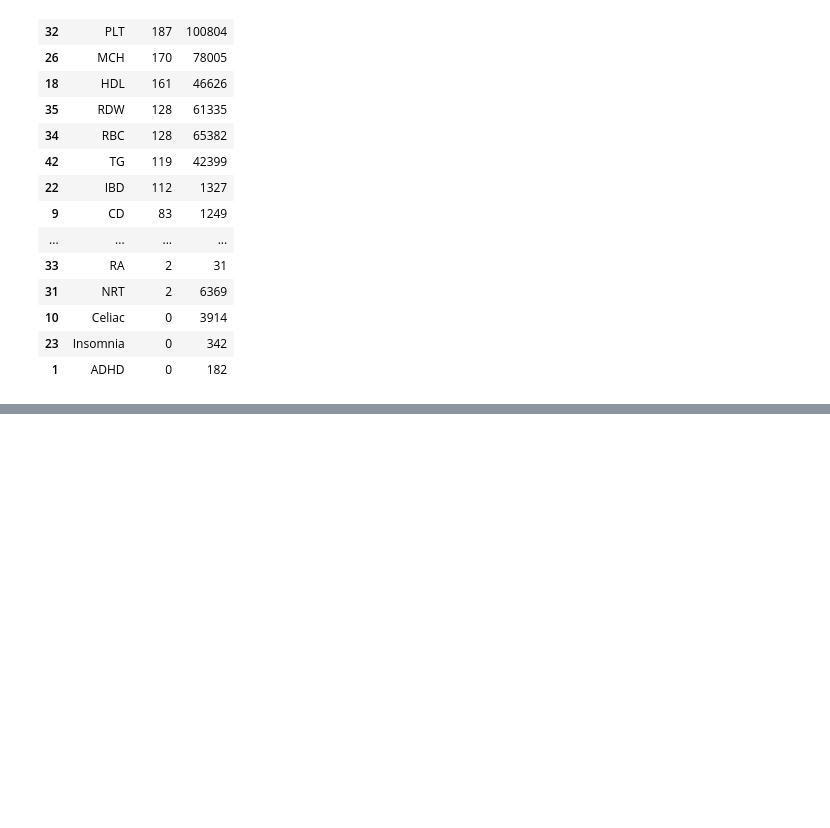
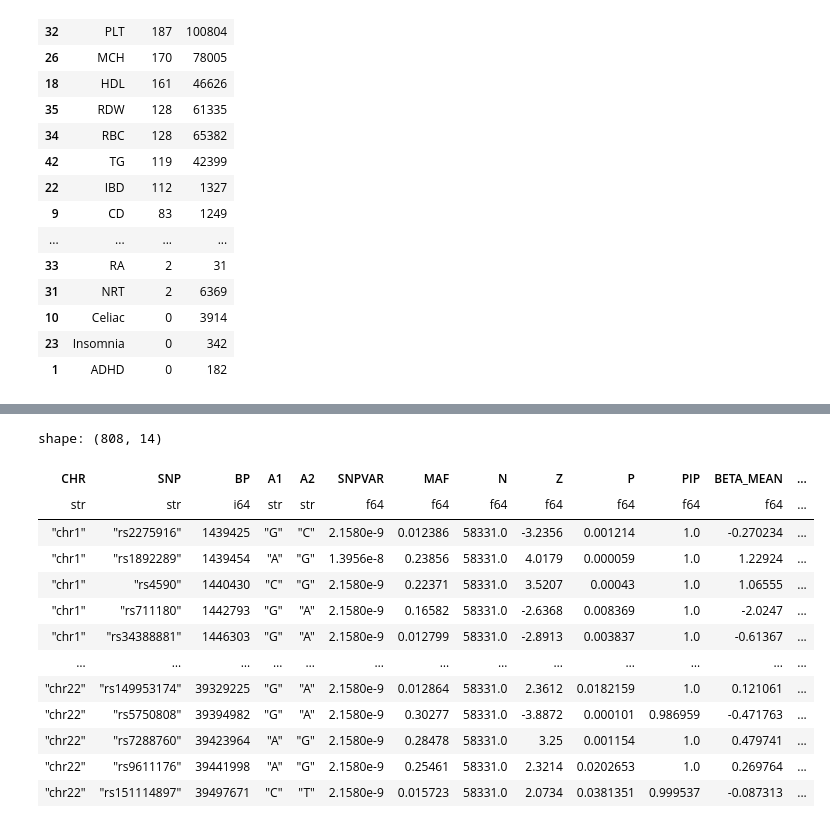
Before and after one commit to minjaf/TraitGym, a Jupyter notebook: workflow/notebooks/gwas_gokcen.ipynb, the cells around one changed output, grey strips where cells are left out. Saved outputs shown, nothing was run; the diff lists cells and outputs as text; code cells hidden in the pictures; blank space fills up the shorter version.

```diff
--- a/workflow/notebooks/gwas_gokcen.ipynb
+++ b/workflow/notebooks/gwas_gokcen.ipynb
@@ -99,0 +153,17 @@ res
+# %%
+df.filter(pl.col("P") < 0.05)
+# %% [output]
+shape: (808, 14)
+| CHR | SNP | BP | A1 | A2 | SNPVAR | MAF | N | Z | P | PIP | BETA_MEAN | ... |
+| str | str | i64 | str | str | f64 | f64 | f64 | f64 | f64 | f64 | f64 | ... |
+| "chr1" | "rs2275916" | 1439425 | "G" | "C" | 2.1580e-9 | 0.012386 | 58331.0 | -3.2356 | 0.001214 | 1.0 | -0.270234 | ... |
+| "chr1" | "rs1892289" | 1439454 | "A" | "G" | 1.3956e-8 | 0.23856 | 58331.0 | 4.0179 | 0.000059 | 1.0 | 1.22924 | ... |
+| "chr1" | "rs4590" | 1440430 | "C" | "G" | 2.1580e-9 | 0.22371 | 58331.0 | 3.5207 | 0.00043 | 1.0 | 1.06555 | ... |
+| "chr1" | "rs711180" | 1442793 | "G" | "A" | 2.1580e-9 | 0.16582 | 58331.0 | -2.6368 | 0.008369 | 1.0 | -2.0247 | ... |
+| "chr1" | "rs34388881" | 1446303 | "G" | "A" | 2.1580e-9 | 0.012799 | 58331.0 | -2.8913 | 0.003837 | 1.0 | -0.61367 | ... |
+| … | … | … | … | … | … | … | … | … | … | … | … | ... |
+| "chr22" | "rs149953174" | 39329225 | "G" | "A" | 2.1580e-9 | 0.012864 | 58331.0 | 2.3612 | 0.0182159 | 1.0 | 0.121061 | ... |
+| "chr22" | "rs5750808" | 39394982 | "G" | "A" | 2.1580e-9 | 0.30277 | 58331.0 | -3.8872 | 0.000101 | 0.986959 | -0.471763 | ... |
+| "chr22" | "rs7288760" | 39423964 | "A" | "G" | 2.1580e-9 | 0.28478 | 58331.0 | 3.25 | 0.001154 | 1.0 | 0.479741 | ... |
+| "chr22" | "rs9611176" | 39441998 | "A" | "G" | 2.1580e-9 | 0.25461 | 58331.0 | 2.3214 | 0.0202653 | 1.0 | 0.269764 | ... |
+| "chr22" | "rs151114897" | 39497671 | "C" | "T" | 2.1580e-9 | 0.015723 | 58331.0 | 2.0734 | 0.0381351 | 0.999537 | -0.087313 | ... |
```
Also changed, not shown: parts of 3 cells of this notebook, 7 other files.
